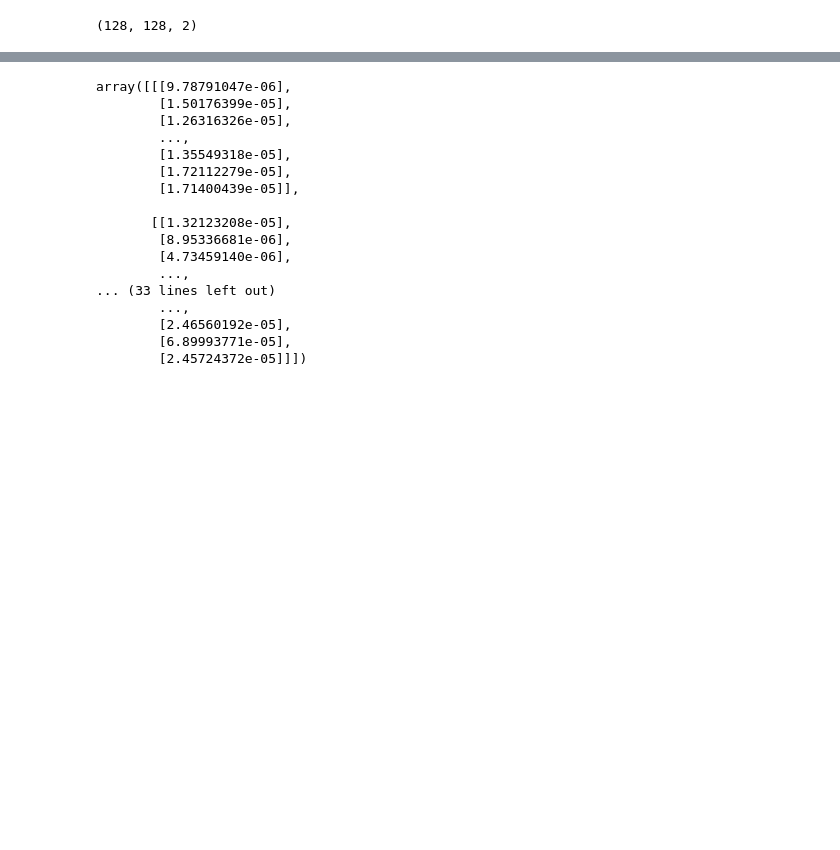
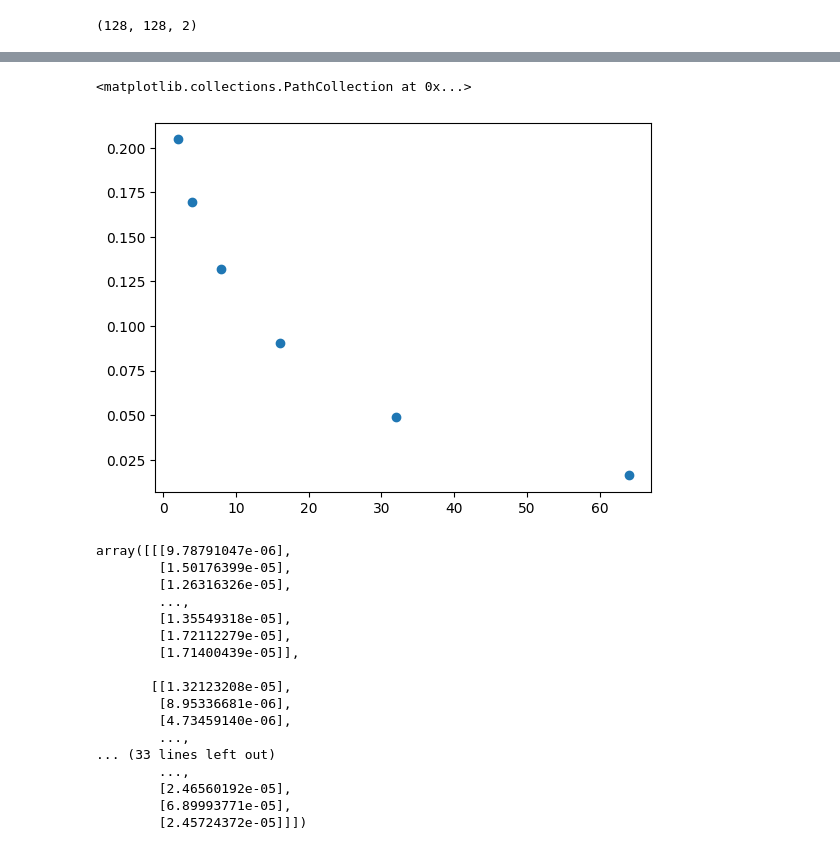
Before and after one commit to fsemecurbe/MMTMSS, a Jupyter notebook: MMTMSS.ipynb, the cells around one changed output, grey strips where cells are left out. Saved outputs shown, nothing was run; the diff lists cells and outputs as text; code cells hidden in the pictures; blank space fills up the shorter version.

```diff
--- a/MMTMSS.ipynb
+++ b/MMTMSS.ipynb
@@ -377,3 +415,8 @@ block_reduce(lnc, block_size = (16,16,1), func = np.sum).shape
+# %%
+plt.scatter(scales,theils)
+# %% [output]
+<matplotlib.collections.PathCollection at 0x...>
+[figure, added]
 # %%
 t[:,:, np.newaxis]
 # %% [output]
```
Also changed, not shown: parts of 6 cells of this notebook.
